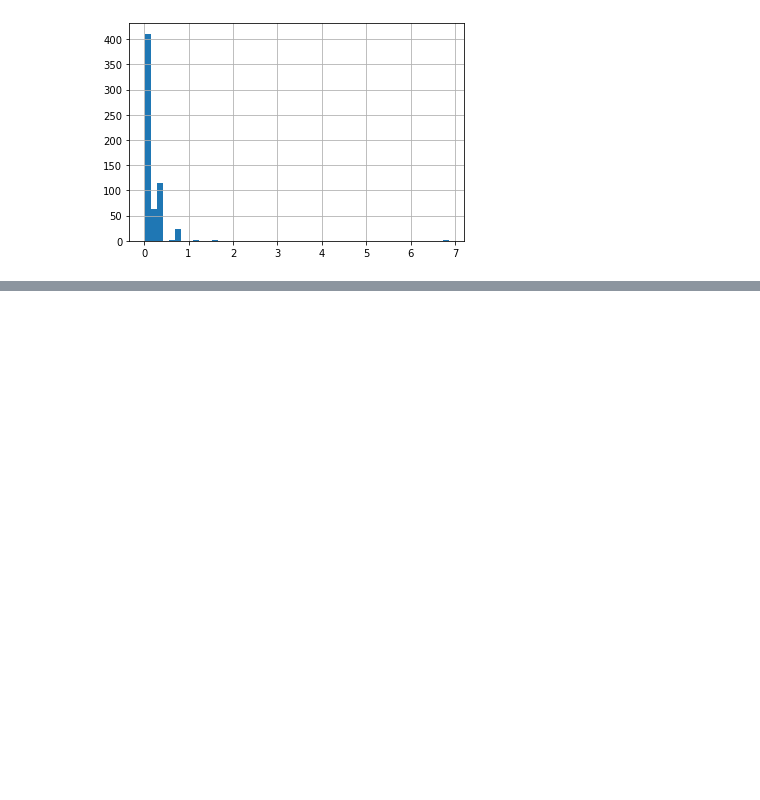
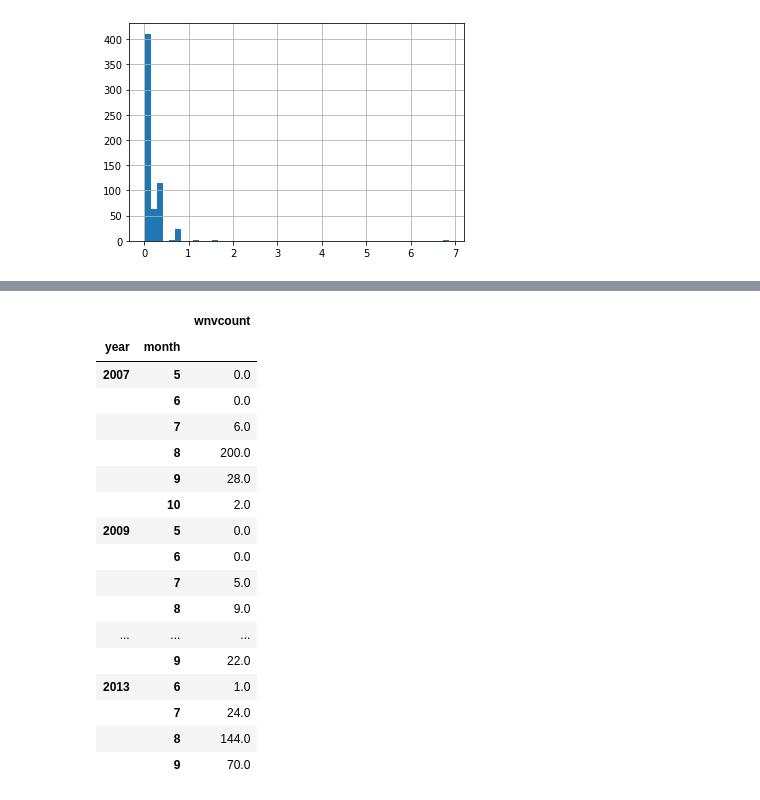
Before and after one commit to msamhz/GA-Project_4, a Jupyter notebook: code/test_data.ipynb, the cells around one changed output, grey strips where cells are left out. Drawn from its saved outputs; the diff is of its cells as text; code cells hidden in the pictures; blank space fills up the shorter version.

```diff
--- a/code/test_data.ipynb
+++ b/code/test_data.ipynb
@@ -809,0 +910,6 @@ t1
+# %%
+co = ['date', 'latitude', 'longitude', 'station', 'sprayed', 'tmax', 'tmin', 'tavg',
+       'dewpoint', 'wetbulb', 'heat', 'cool', 'codesum', 'preciptotal',
+       'stnpressure', 'sealevel', 'resultspeed', 'resultdir', 'avgspeed',
+       'month', 'sunrise', 'sunset', 'bc', 'br', 'dz', 'fg', 'fg+', 'fu', 'hz',
+       'mi', 'ra', 'sn', 'sq', 'ts', 'vc', 'gr', 'year']
@@ -809,0 +952,21 @@ t1
+# %%
+train_2.groupby(['year', 'month'])[['wnvcount']].sum()
+# %% [output]
+|  |  | wnvcount |
+| year | month |  |
+| 2007 | 5 | 0.0 |
+|  | 6 | 0.0 |
+|  | 7 | 6.0 |
+|  | 8 | 200.0 |
+|  | 9 | 28.0 |
+|  | 10 | 2.0 |
+| 2009 | 5 | 0.0 |
+|  | 6 | 0.0 |
+|  | 7 | 5.0 |
+|  | 8 | 9.0 |
+| ... | ... | ... |
+|  | 9 | 22.0 |
+| 2013 | 6 | 1.0 |
+|  | 7 | 24.0 |
+|  | 8 | 144.0 |
+|  | 9 | 70.0 |
```
Also changed, not shown: parts of 26 cells of this notebook, 1 other file.
